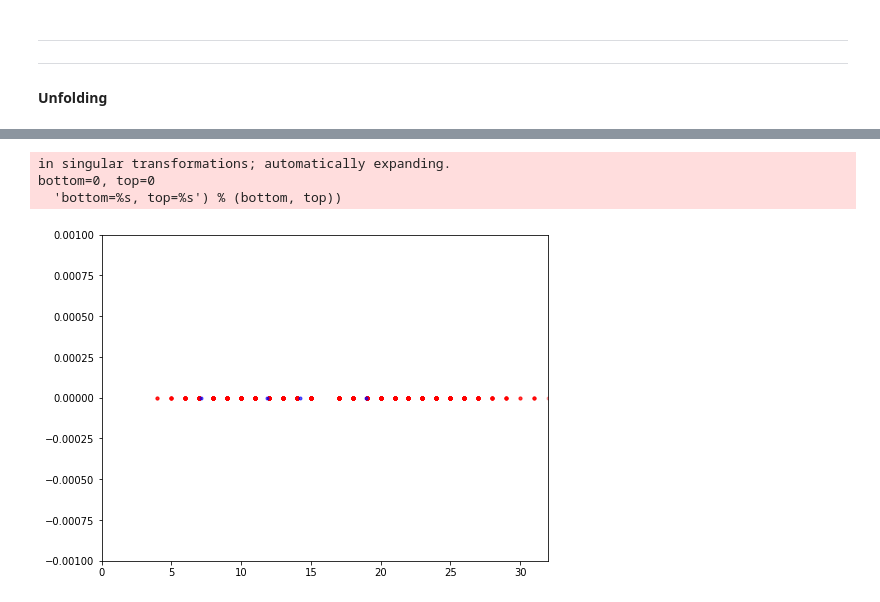
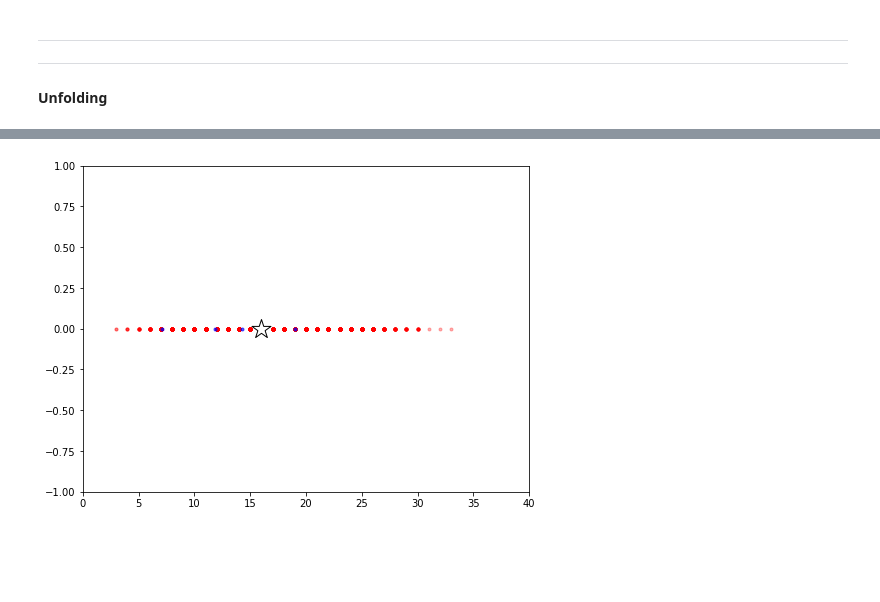
Before and after one commit to jfcrenshaw/halo, a Jupyter notebook: unfold_neural_network_halo1_5kpc.ipynb, the cells around one changed output, grey strips where cells are left out. Drawn from its saved outputs; the diff is of its cells as text; code cells hidden in the pictures; blank space fills up the shorter version.

```diff
--- a/unfold_neural_network.ipynb
+++ b/unfold_neural_network_halo1_5kpc.ipynb
@@ -322,7 +352,0 @@ np.save('./unfolded_data/halo1_5kpc_40v12_unfolded_NN.npy',save)
-# %%
-x_unfolded_3, y_unfolded_3 = unfold(TruthValues[2][0],TruthValues[2][1])
-# %% [output]
-in singular transformations; automatically expanding.
-bottom=0, top=0
-  'bottom=%s, top=%s') % (bottom, top))
-[figure, removed]
@@ -332,0 +353,7 @@ np.save('./unfolded_data/halo1_5kpc_16v0_unfolded_NN.npy',save)
+# %%
+# HALO 1, 5kpc, 16 oneN, 0 twoN
+x_unfolded_3, y_unfolded_3 = unfold(16,0,xmax=40,ymin=-1,ymax=1)
+save = [x_unfolded_3, y_unfolded_3]
+np.save('./unfolded_data/halo1_5kpc_16v0_unfolded_NN.npy',save)
+# %% [output]
+[figure, added]
```
Also changed, not shown: parts of 19 cells of this notebook, 14 other files.
